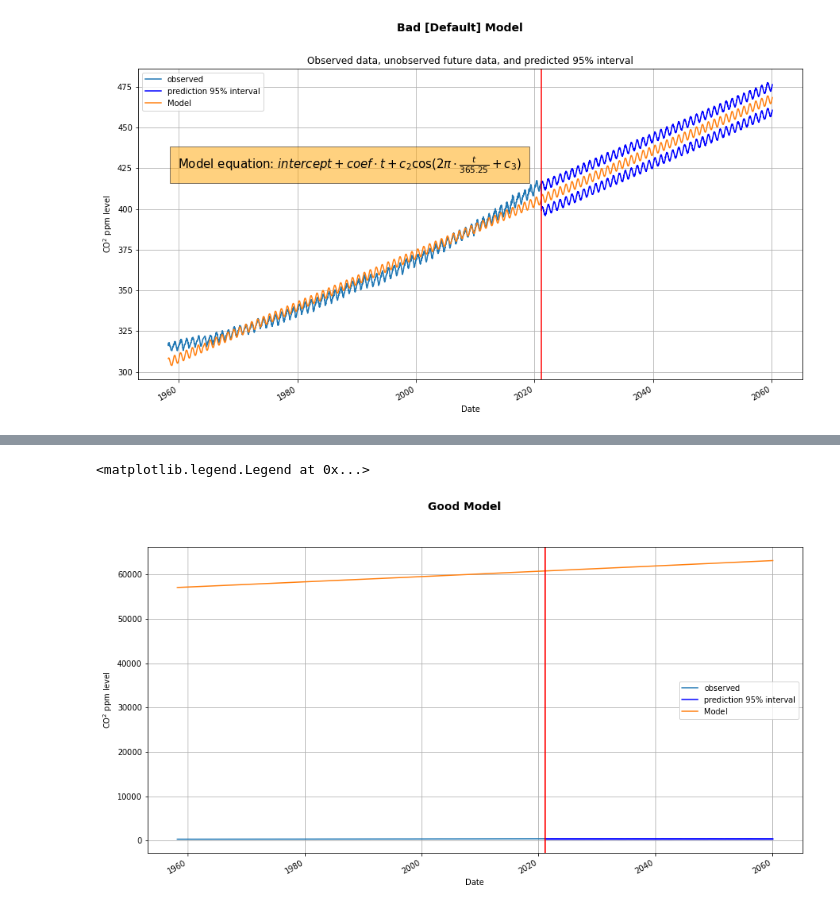
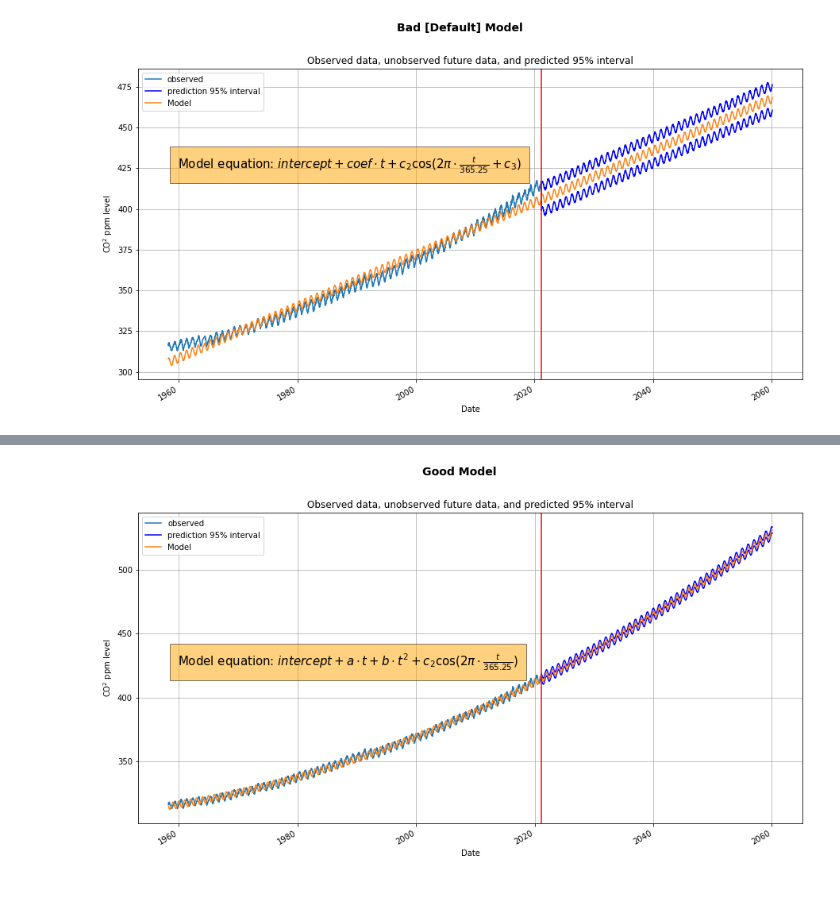
Before and after one commit to Inventrohyder/cs146, a Jupyter notebook: Assignments/final-project/notebook.ipynb, the cells around one changed output, grey strips where cells are left out. Drawn from its saved outputs; the diff is of its cells as text; code cells hidden in the pictures.

Commit message:
✨ feat: build a good model

```diff
--- a/Assignments/final-project/notebook.ipynb
+++ b/Assignments/final-project/notebook.ipynb
@@ -62,16 +81,24 @@ df.head()
 # %%
 last_date = date(2060, 2, 1)
 future_dates = pd.date_range(start=max(df['date']),end=last_date, freq='7d').to_series()
-future_dates_ordinal = future_dates.apply(datetime.toordinal)
+future_dates_days = future_dates.apply(days_since_1958)
 stan_data = {
     'N': len(df),
     'y': df['level_ppm'],
-    'x': df['ordinal'],
+    'x': df['days'],
     'nFutureCount': len(future_dates),
-    'futureDays': future_dates_ordinal
+#     'futureDays': future_dates_ordinal,
+#     'y': list(x_vals),
+#     'x': list(t_vals)
+}
+stan_data = {
+    'N': len(df), #number of days since 1 jan 1958
+    'nFutureCount': len(future_dates), #40 years into the future is approximately 15000
+    'y': df['level_ppm'],
+    'x': df['days']
 }
 to_predict_dates = df['date'].append(future_dates)
-to_predict = to_predict_dates.apply(datetime.toordinal)
+to_predict = to_predict_dates.apply(days_since_1958)
 # %%
 # Generate starting points for the models
 lr = LinearRegression(n_jobs=-1)
@@ -305,12 +298,8 @@ Wall time: 1min 7s
 # %%
 %%time
-good_parameters = ['t_intercept', 'a', 'b', 'c2', 'c3', 'sigma']
+good_parameters = ['intercept', 'a', 'b', 'c2', 'sigma']
 good_results = good_stan_model.sampling(
-    data=stan_data,
-    control = {
-#         'max_treedepth': 15,
-        'adapt_delta': 2
-    }
+    data=stan_data
 )
 print(good_results.stansummary(pars=good_parameters))
 good_samples = good_results.extract()
@@ -355,44 +337,49 @@ Wall time: 27.1 ms
 # %%
 # Model parameters
-good_t_intercept = get_parameter('t_intercept', good_results)
+good_intercept = get_parameter('intercept', good_results)
 good_a = get_parameter('a', good_results)
 good_b = get_parameter('b', good_results)
-# good_c = get_parameter('c', good_results)
 good_c2 = get_parameter('c2', good_results)
-good_c3 = get_parameter('c3', good_results)
 # %%
 # Stan model future predictions output
-good_prediction = good_samples['x_future']
+good_prediction = good_samples['y_future']
 
 # Compute 95% interval of the predicted values
 good_prediction_interval = np.percentile(good_prediction, axis=0, q=[2.5, 97.5])
 # %%
 fig = plt.figure(figsize=(15, 8))
 ax = fig.add_subplot()
 
 fig.suptitle('Good Model', fontsize=14, fontweight='bold')
 # Observed data
 df.plot('date', 'level_ppm', ax=ax, grid=True, label='observed')
 
 # 95% confidence interval lower and upper bounds
 ax.plot(
     future_dates,
     np.concatenate((df['level_ppm'][-1:], good_prediction_interval[0,1:])),
     'b-', label='prediction 95% interval')
 ax.plot(
     future_dates,
     np.concatenate((df['level_ppm'][-1:], good_prediction_interval[1,1:])),
     'b-')
 
 # Model
-model_predictions =  good_t_intercept + good_a * to_predict + good_b * to_predict**2 + good_c2 * np.cos(2 * np.pi * to_predict / 365.25 + good_c3)
+model_predictions =  good_intercept + good_a * to_predict + good_b * to_predict**2 + good_c2 * np.cos(2 * np.pi * to_predict / 365.25)
 ax.plot(to_predict_dates, model_predictions, label="Model")
 
 # Last observed date line
 ax.axvline(max(df['date']), color='red')
 ax.set_xlabel('Date')
 ax.set_ylabel('CO$^2$ ppm level')
 ax.legend()
+ax.set_title('Observed data, unobserved future data, and predicted 95% interval')
+ax.text(
+    date(1959, 11, 1), 425,
+    r'Model equation: $intercept + a \cdot t + b \cdot t^{2} + c_2 \cos(2 \pi \cdot \frac{t}{365.25}$)',
+    fontsize=15, bbox={'facecolor': 'orange', 'alpha': 0.5, 'pad': 10}
+)
+plt.savefig('good_model.png')
+plt.show()
 # %% [output]
-<matplotlib.legend.Legend at 0x...>
-[figure, old version]
+[figure, new version]
```
Also changed, not shown: parts of 13 cells of this notebook, 2 other files.
